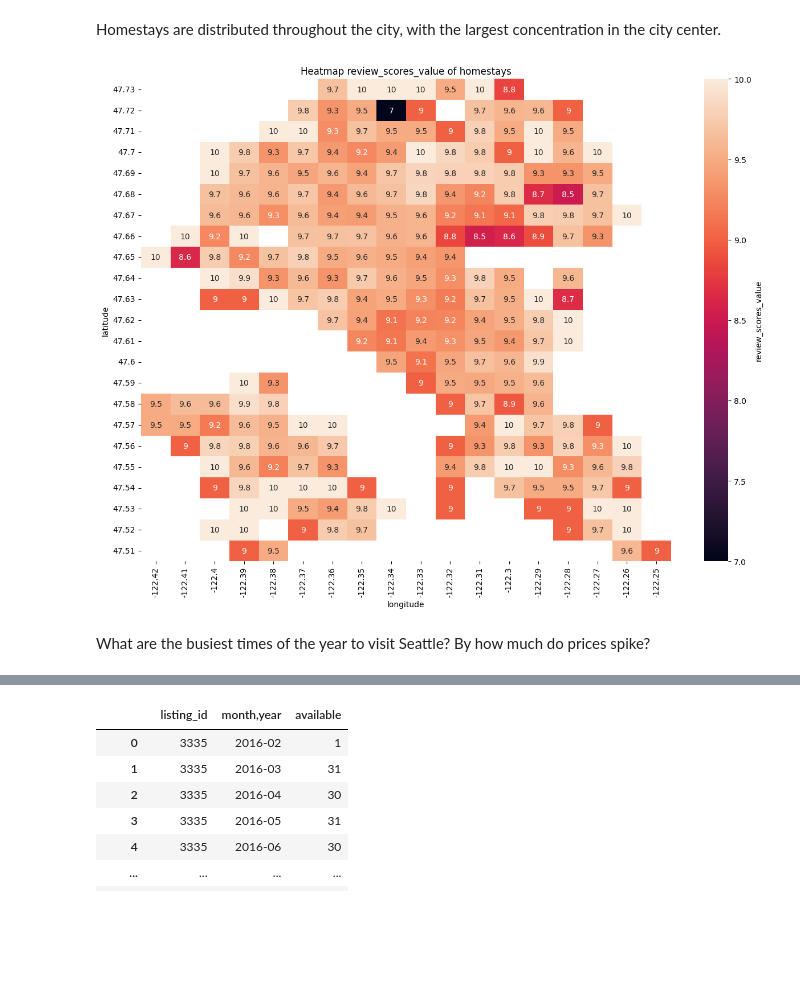
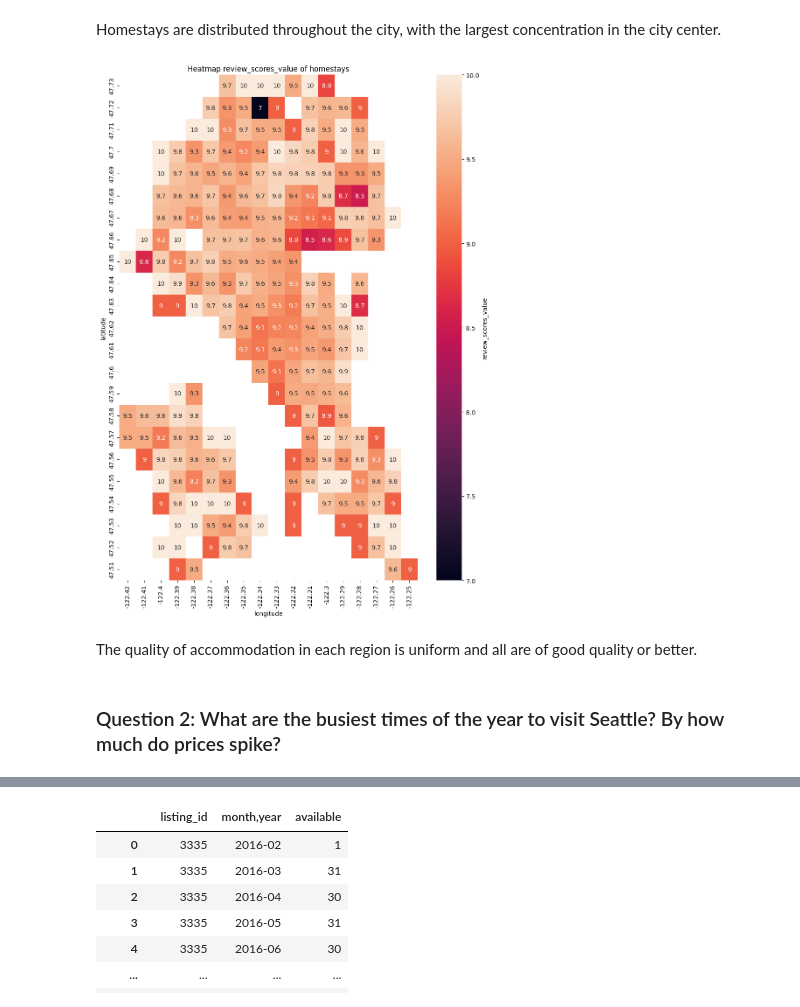
Before and after one commit to NTPac/Write-A-Data-Science-Blog-Post, a Jupyter notebook: data_process.ipynb, the cells around one changed output, grey strips where cells are left out. Saved outputs shown, nothing was run; the diff lists cells and outputs as text; code cells hidden in the pictures; blank space fills up the shorter version.

```diff
--- a/data_process.ipynb
+++ b/data_process.ipynb
@@ -212 +209,23 @@ Index(['id', 'listing_url', 'scrape_id', 'last_scraped', 'name', 'summary',
+# %%
+def create_heat_map(temp, index, column, values, label, title):
+    """create heat map
+
+    Args:
+        temp (dataframe): dataframe of data
+        index (str): index to show
+        column (str): column to show
+        values (str): value to show
+        label (str): lable of chart
+        title (str): title of chart
+    """
+    plt.title(title)
+    listings_heatmap = temp.pivot(index=index, columns=column, values=values)
+    listings_heatmap.sort_index(ascending=False, inplace=True)
+    heatmap = sns.heatmap(listings_heatmap,  annot=True)
+    # Customize the color bar (legend)
+    colorbar = heatmap.collections[0].colorbar
+    colorbar.set_label(label)  # Set the label for the color bar
+    colorbar.ax.tick_params(labelsize=10)  # Set the size of the color bar ticks
+
+    plt.show()
 # %%
@@ -247,25 +261,23 @@ plt.show()
 # %% [markdown]
 Homestays are distributed throughout the city, with the largest concentration in the city center.
 # %%
+"""chart Heatmap review_scores_value of homestays
+"""
 listings_clone = listings_df.copy()
 listings_clone = listings_clone[["longitude", "latitude", "review_scores_value"]]
 listings_clone.dropna(inplace=True)
 listings_clone = listings_clone.round(2)
 listings_clone = listings_clone.groupby(["longitude", "latitude"]).mean()
 
 temp = pd.DataFrame(listings_clone.index.to_list(),columns=["longitude", "latitude"])
 temp["review_scores_value"] = listings_clone.review_scores_value.values
 temp.sort_values(by="latitude", inplace=True)
-plt.figure(figsize=(15, 11))
-plt.title("Heatmap review_scores_value of homestays")
-listings_heatmap = temp.pivot(index="latitude", columns="longitude", values="review_scores_value")
-listings_heatmap.sort_index(ascending=False, inplace=True)
-heatmap = sns.heatmap(listings_heatmap,  annot=True)
-# Customize the color bar (legend)
-colorbar = heatmap.collections[0].colorbar
-colorbar.set_label('review_scores_value')  # Set the label for the color bar
-colorbar.ax.tick_params(labelsize=10)  # Set the size of the color bar ticks
+plt.figure(figsize=(11, 15))
+
+create_heat_map(temp, "latitude", "longitude", "review_scores_value", 'review_scores_value', "Heatmap review_scores_value of homestays")
 # %% [output]
-[figure, old version]
+[figure, new version]
+# %% [markdown]
+The quality of accommodation in each region is uniform and all are of good quality or better.
 # %% [markdown]
-What are the busiest times of the year to visit Seattle? By how much do prices spike?
+### Question 2: What are the busiest times of the year to visit Seattle? By how much do prices spike?
```
Also changed, not shown: parts of 47 cells of this notebook, 1 other file.
